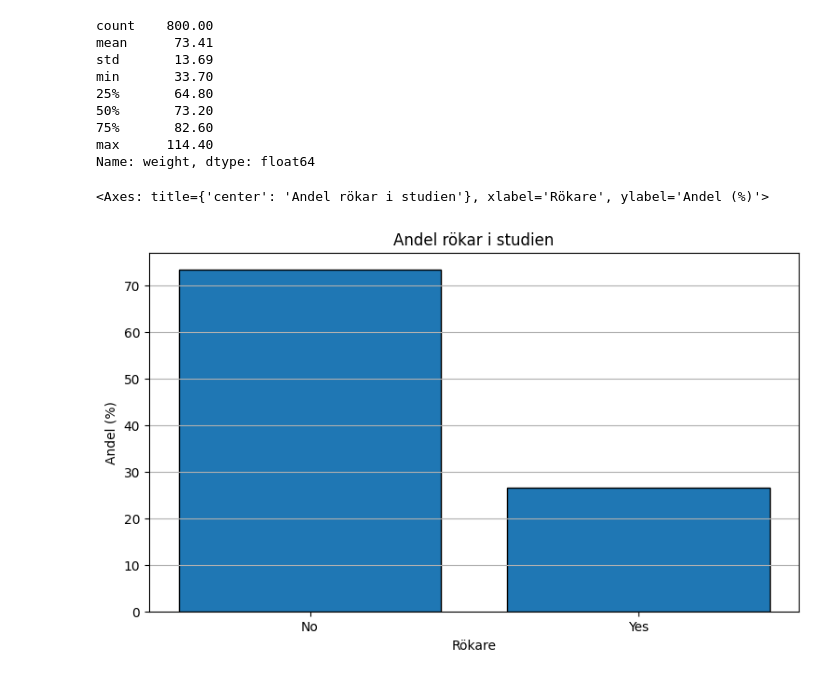
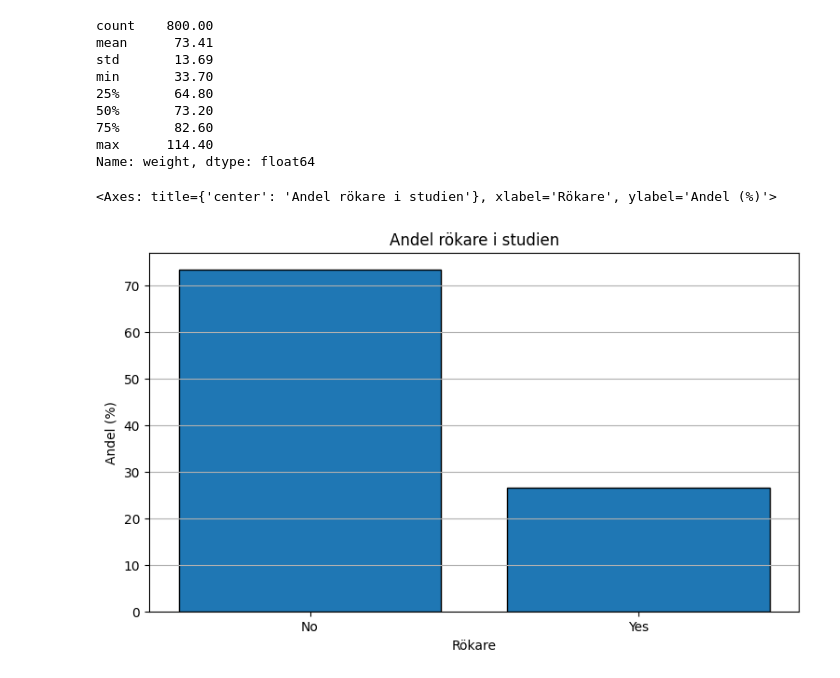
Before and after one commit to Jack-JackAttack/Halsostudie, a Jupyter notebook: report.ipynb, the cells around one changed output. Cells and saved outputs as stored; diff of their text form; code cells hidden in the pictures.

```diff
--- a/report.ipynb
+++ b/report.ipynb
@@ -55,11 +55,11 @@ Name: weight, dtype: float64
 # %%
 from src.utils import calc_percentage
 
 smoker_percentage = calc_percentage(df, "smoker")
 
 fig, ax = plt.subplots(figsize=(9, 5))
-V.bar_chart(ax, smoker_percentage, "Andel rökar i studien", "Rökare", "Andel (%)")
+V.bar_chart(ax, smoker_percentage, "Andel rökare i studien", "Rökare", "Andel (%)")
 # %% [output]
-<Axes: title={'center': 'Andel rökar i studien'}, xlabel='Rökare', ylabel='Andel (%)'>
+<Axes: title={'center': 'Andel rökare i studien'}, xlabel='Rökare', ylabel='Andel (%)'>
-[figure, old version]
+[figure, new version]
 # %%
```
Also changed, not shown: parts of 1 cell of this notebook.
